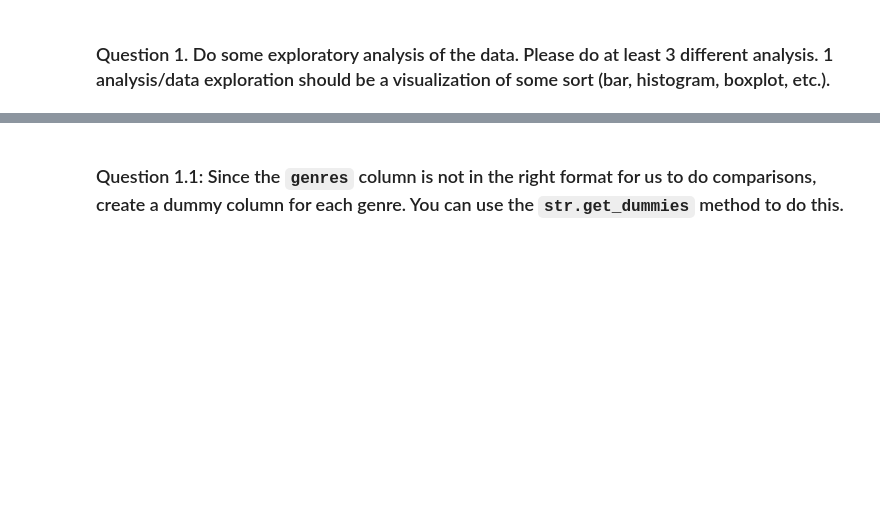
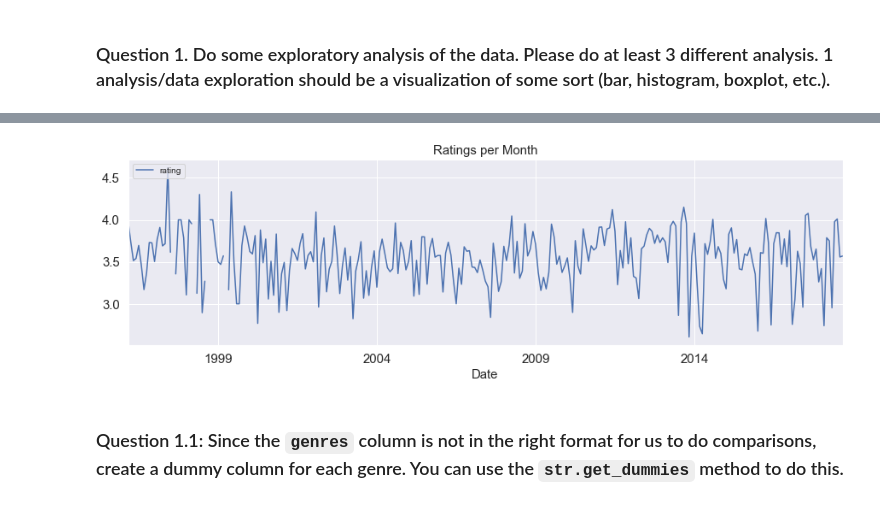
Before and after one commit to rodolfolermacontreras/ML_2_Assignment_8, a Jupyter notebook: MLEARN 530-Lesson8-RodolfoLerma.ipynb, the cells around one changed output, grey strips where cells are left out. Saved outputs shown, nothing was run; the diff lists cells and outputs as text; code cells hidden in the pictures; blank space fills up the shorter version.

```diff
--- a/MLEARN 530-Lesson8-RodolfoLerma.ipynb
+++ b/MLEARN 530-Lesson8-RodolfoLerma.ipynb
@@ -33,3 +102,19 @@ df_movies.head()
+# %%
+#Data Exploration 3
+df_ratings_copy = df_ratings.copy()
+df_ratings_copy["timestamp"] = df_ratings_copy["timestamp"].apply(lambda x: datetime.utcfromtimestamp(x).strftime("%Y-%m-%d"))
+df_ratings_copy.loc[:, 'timestamp'] = pd.to_datetime(df_ratings_copy.loc[:, 'timestamp'])#df_ratings_copy.set_index('timestamp', inplace = True)
+df_ratings_copy.set_index('timestamp', inplace = True)
+
+df_ratings_copy[["rating"]].resample("1M").mean().plot(figsize=(15,4))
+plt.tick_params(axis="x", labelsize=15)
+plt.tick_params(axis="y", labelsize=15)
+plt.xlabel('Date', fontsize = 15)
+plt.title('Ratings per Month',fontsize=15)
+plt.legend(loc='upper left', fontsize=10)
+plt.grid(True)
+# %% [output]
+[figure, added]
 # %% [markdown]
 ### Question 1.1: Since the `genres` column is not in the right format for us to do comparisons, create a dummy column for each genre. You can use the `str.get_dummies` method to do this.
 # %%
```
Also changed, not shown: parts of 16 cells of this notebook.
